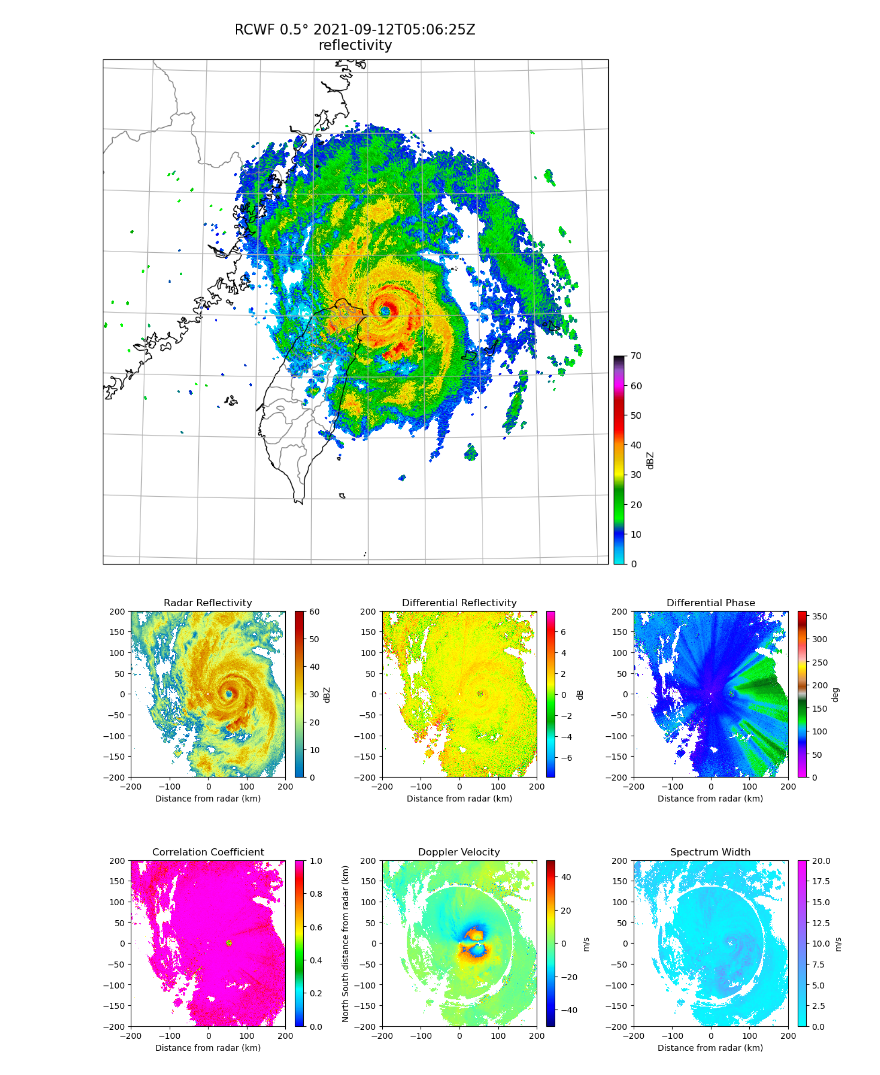
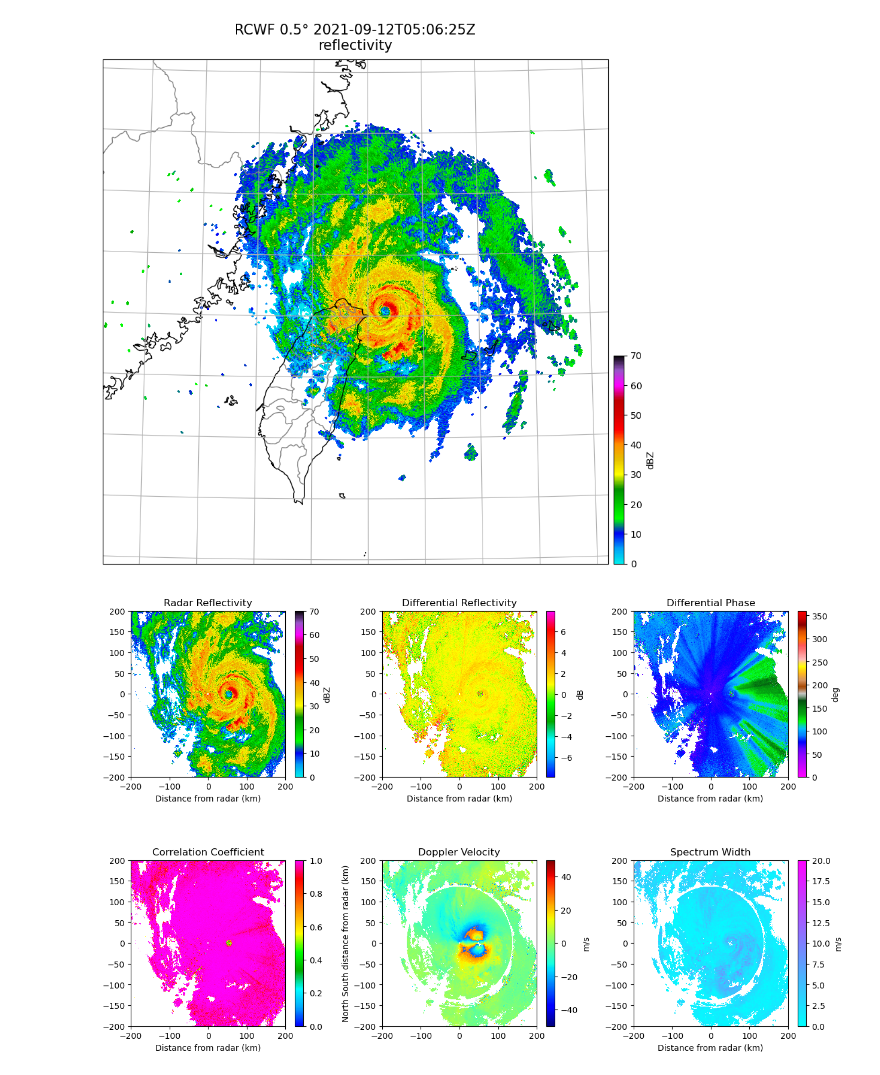
Before and after one commit to tsubakih07/pyart_lecture, a Jupyter notebook: pyart_training/pyart_practice.ipynb, the cells around one changed output. Drawn from its saved outputs; the diff is of its cells as text; code cells hidden in the pictures.

```diff
--- a/pyart_training/pyart_practice.ipynb
+++ b/pyart_training/pyart_practice.ipynb
@@ -200,8 +198,8 @@ display = pyart.graph.RadarDisplay(radar_data)
 
 # plot polarimetric variables together
 ax = fig.add_subplot(231)
-display.plot('reflectivity',sweep_number, ax=ax,vmin=0., vmax=60.,
-             title='Radar Reflectivity', colorbar_label='dBZ',
+display.plot('reflectivity',sweep_number, ax=ax,vmin=0., vmax=70.,
+             title='Radar Reflectivity', colorbar_label='dBZ', cmap='pyart_NWSRef',
              axislabels=('Distance from radar (km)', ''))
             #  projection=map_proj)
 display.set_limits((-rmax, rmax), (-rmax, rmax), ax=ax)
@@ -220,35 +218,35 @@ display.plot('differential_phase',sweep_number, ax=ax,
 display.set_limits((-rmax, rmax), (-rmax, rmax), ax=ax)
 
 ax = fig.add_subplot(234)
 display.plot('cross_correlation_ratio',sweep_number, ax=ax,
              title='Correlation Coefficient', colorbar_label='',
              axislabels=('Distance from radar (km)', ''))
             #  projection=map_proj)
 display.set_limits((-rmax, rmax), (-rmax, rmax), ax=ax)
 
 
 # Doppler mode plot
 if sweep_number <5:
-    sweep_number+1
+    sweep_number=sweep_number+1
 
 ax = fig.add_subplot(235)
 display.plot('velocity', sweep_number, ax=ax, title='Doppler Velocity',
              colorbar_label='m/s',vmin=-50., vmax=50.,cmap='jet',
              axislabels=('', 'North South distance from radar (km)'))
             #  projection=map_proj)
 display.set_limits((-rmax, rmax), (-rmax, rmax), ax=ax)
 
 ax = fig.add_subplot(236)
 display.plot('spectrum_width',sweep_number, ax=ax,vmin=0., vmax=20.,
              title='Spectrum Width', colorbar_label='m/s',cmap='cool',
              axislabels=('Distance from radar (km)', ''))
             #  projection=map_proj)
 display.set_limits((-rmax, rmax), (-rmax, rmax), ax=ax)
 
 # adjust space between plots
 plt.subplots_adjust(wspace=0.3, hspace=0.5)
 # %% [output]
-[figure, old version]
+[figure, new version]
 # %%
 # plot PPI cross-section
 # --- set cross-section ---
```
Also changed, not shown: parts of 6 cells of this notebook.
